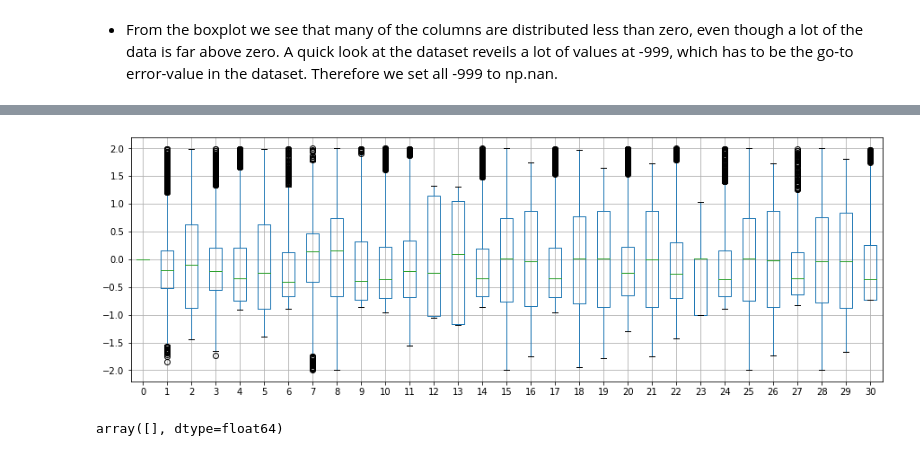
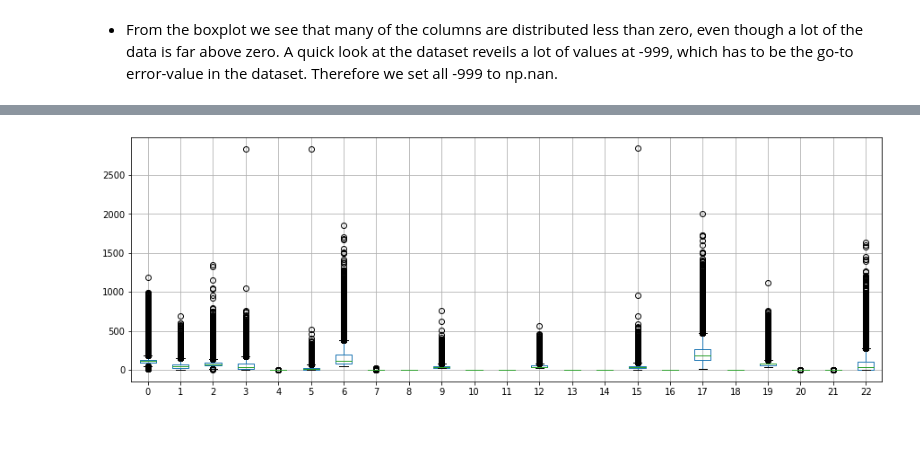
Before and after one commit to verafristedt/CS433-Projects, a Jupyter notebook: project1/clean_data.ipynb, the cells around one changed output, grey strips where cells are left out. Drawn from its saved outputs; the diff is of its cells as text; code cells hidden in the pictures.

```diff
--- a/project1/clean_data.ipynb
+++ b/project1/clean_data.ipynb
@@ -55,0 +38,20 @@ boxplot(x_c)
+# %%
+def remove_undefined_columns(x):
+    """
+    If more than 50% of the values in the column is -999, remove it.
+    """
+    bool_array = (np.count_nonzero(x==-999, axis=0) / x.shape[0]) > 0.5
+    indicies = np.argwhere(bool_array == True).ravel()
+    x = np.delete(x, indicies, axis=1)
+    return x
+# %%
+def set_undefined_to_mean(x):
+    """
+    Sets all values equal to -999 to the mean of column.
+    """
+    x[x == -999] = np.nan
+    x_mean = np.nanmean(x, axis = 0)
+    indicies = np.where(np.isnan(x))
+    x[indicies] = np.take(x_mean, indicies[1])
+
+    return x
@@ -56,4 +70,7 @@ boxplot(x_c)
 # %%
+x = remove_undefined_columns(x)
+x = set_undefined_to_mean(x)
+# x = remove_outliers(x)
 # Using Pandas to save to pickle
-pd.DataFrame(data=x_c).to_pickle('./pickles/tx_sub_with_nan.pkl')
-pd.DataFrame(data=y_c).to_pickle('./pickles/y_sub_with_nan.pkl')
+pd.DataFrame(data=x).to_pickle('./pickles/x_sub.pkl')
+pd.DataFrame(data=y).to_pickle('./pickles/y_sub.pkl')
@@ -73,16 +76,0 @@ pd.DataFrame(data=y_c).to_pickle('./pickles/y_sub_stand.pkl')
-# %%
-tx_std = np.nanstd(tx_c, axis = 0)
-tx_no_outl = np.copy(tx_c)
-tx_no_outl[tx_no_outl > 2*tx_std] = np.nan
-tx_no_outl[tx_no_outl < -2*tx_std] = np.nan
-
-boxplot(tx_no_outl)
-# %% [output]
-[figure, removed]
-# %%
-## Set all nan values to mean
-tx_mean = np.nanmean(tx_no_outl, axis = 0)
-inds = np.where(np.isnan(tx_no_outl))
-tx_no_outl[inds] = np.take(tx_mean, inds[1])
-# %% [output]
-array([], dtype=float64)
@@ -94,0 +77,4 @@ pd.DataFrame(data=y_c).to_pickle('./pickles/y_sub_no_outl.pkl')
+# %%
+boxplot(x)
+# %% [output]
+[figure, added]
```
Also changed, not shown: parts of 8 cells of this notebook, 17 other files.
